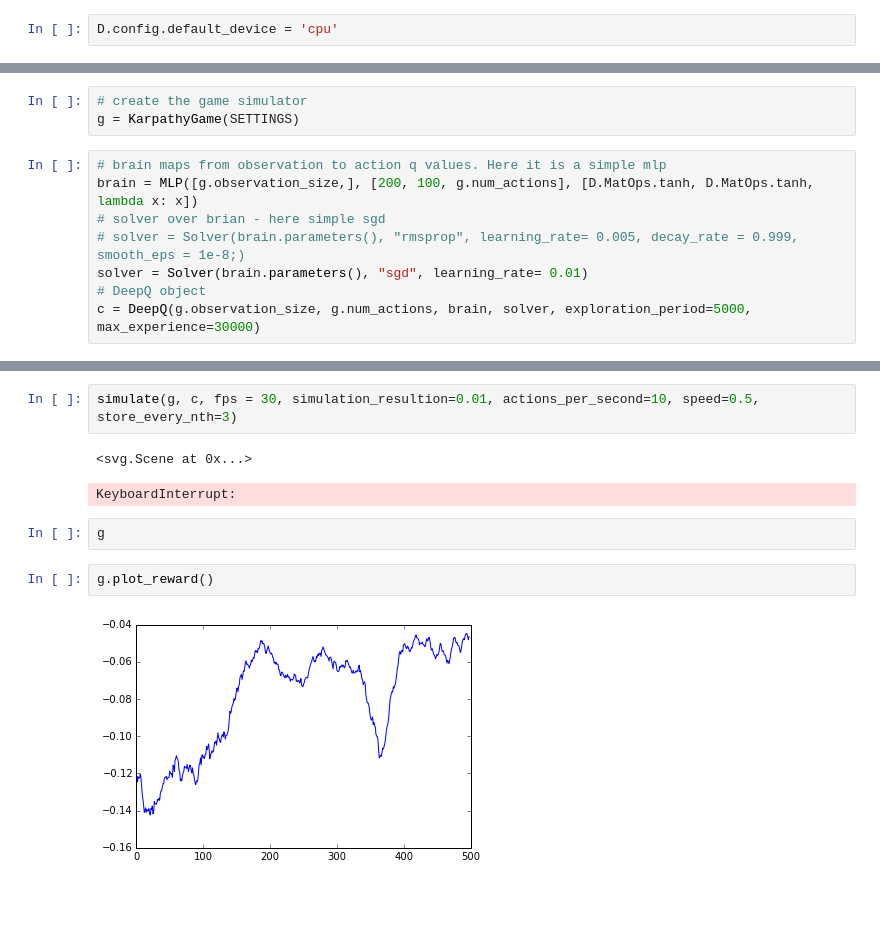
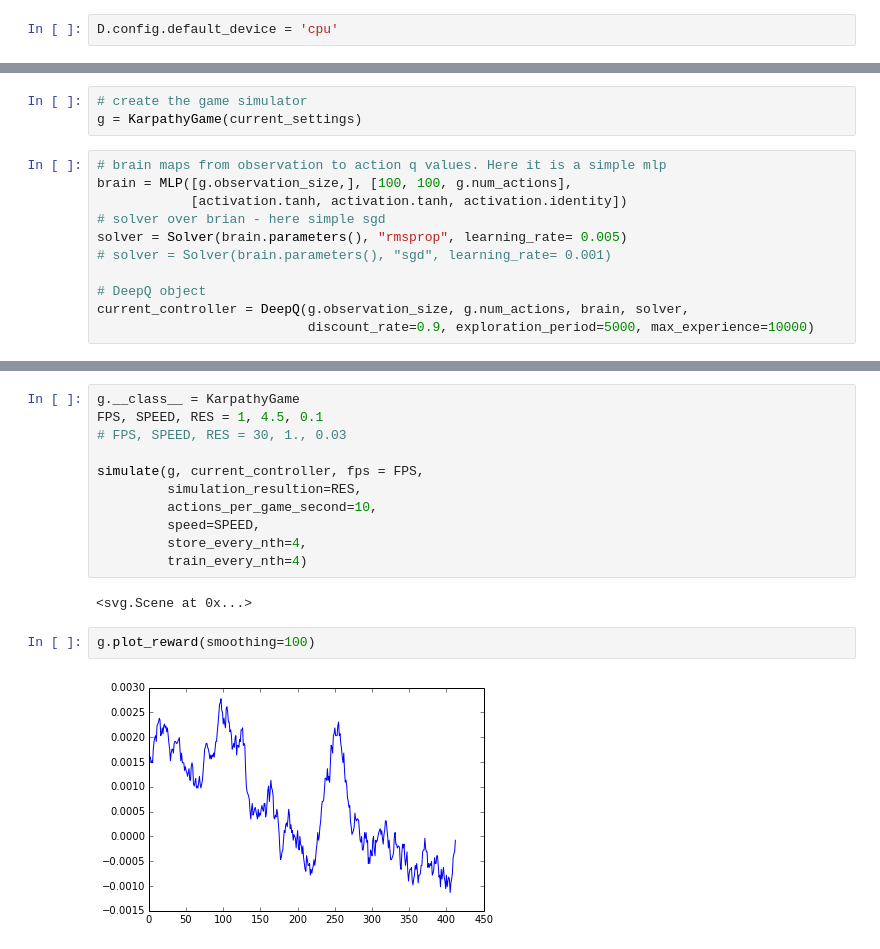
Before and after one commit to siemanko/tensorflow-deepq, a Jupyter notebook: demo.ipynb, the cells around one changed output, grey strips where cells are left out. Drawn from its saved outputs; the diff is of its cells as text; blank space fills up the shorter version.

```diff
--- a/demo.ipynb
+++ b/demo.ipynb
@@ -446,12 +496,15 @@ SETTINGS = {
 }
 # %%
 # create the game simulator
-g = KarpathyGame(SETTINGS)
+g = KarpathyGame(current_settings)
 # %%
 # brain maps from observation to action q values. Here it is a simple mlp
-brain = MLP([g.observation_size,], [200, 100, g.num_actions], [D.MatOps.tanh, D.MatOps.tanh, lambda x: x])
+brain = MLP([g.observation_size,], [100, 100, g.num_actions],
+            [activation.tanh, activation.tanh, activation.identity])
 # solver over brian - here simple sgd
-# solver = Solver(brain.parameters(), "rmsprop", learning_rate= 0.005, decay_rate = 0.999, smooth_eps = 1e-8;)
-solver = Solver(brain.parameters(), "sgd", learning_rate= 0.01)
+solver = Solver(brain.parameters(), "rmsprop", learning_rate= 0.005)
+# solver = Solver(brain.parameters(), "sgd", learning_rate= 0.001)
+
 # DeepQ object
-c = DeepQ(g.observation_size, g.num_actions, brain, solver, exploration_period=5000, max_experience=30000)
+current_controller = DeepQ(g.observation_size, g.num_actions, brain, solver,
+                           discount_rate=0.9, exploration_period=5000, max_experience=10000)
@@ -558,11 +618,17 @@ array([[0.00, 0.00, 1.00, 0.00, 0.00, 14.33],
-# %%
-simulate(g, c, fps = 30, simulation_resultion=0.01, actions_per_second=10, speed=0.5, store_every_nth=3)
-# %% [output]
-<svg.Scene at 0x...>
-KeyboardInterrupt:
-# %%
-g
+# %%
+g.__class__ = KarpathyGame
+FPS, SPEED, RES = 1, 4.5, 0.1
+# FPS, SPEED, RES = 30, 1., 0.03
+
+simulate(g, current_controller, fps = FPS,
+         simulation_resultion=RES,
+         actions_per_game_second=10,
+         speed=SPEED,
+         store_every_nth=4,
+         train_every_nth=4)
+# %% [output]
+<svg.Scene at 0x...>
 # %%
-g.plot_reward()
+g.plot_reward(smoothing=100)
 # %% [output]
-[figure, old version]
+[figure, new version]
```
Also changed, not shown: parts of 21 cells of this notebook.
